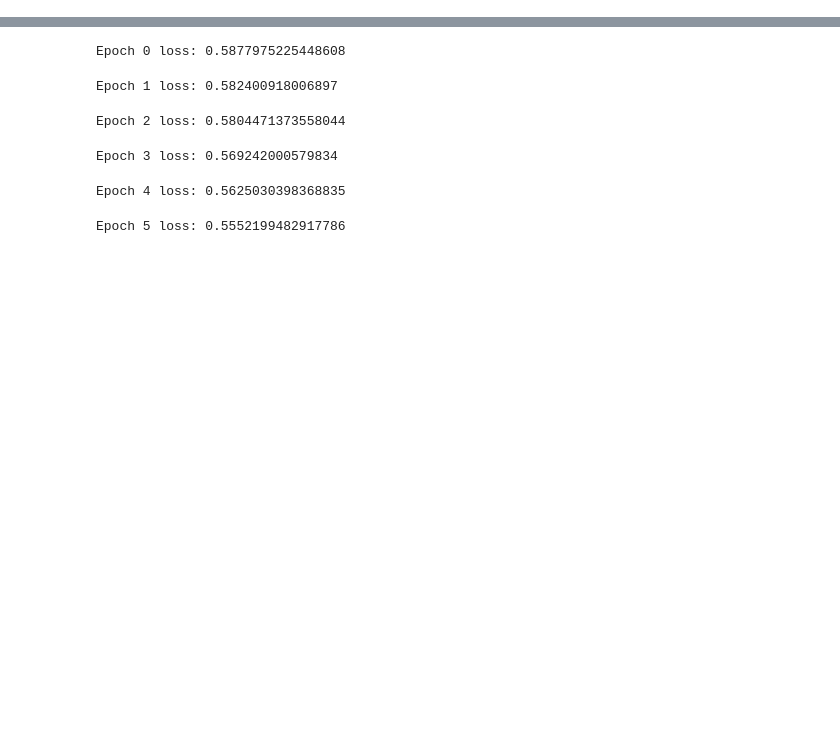
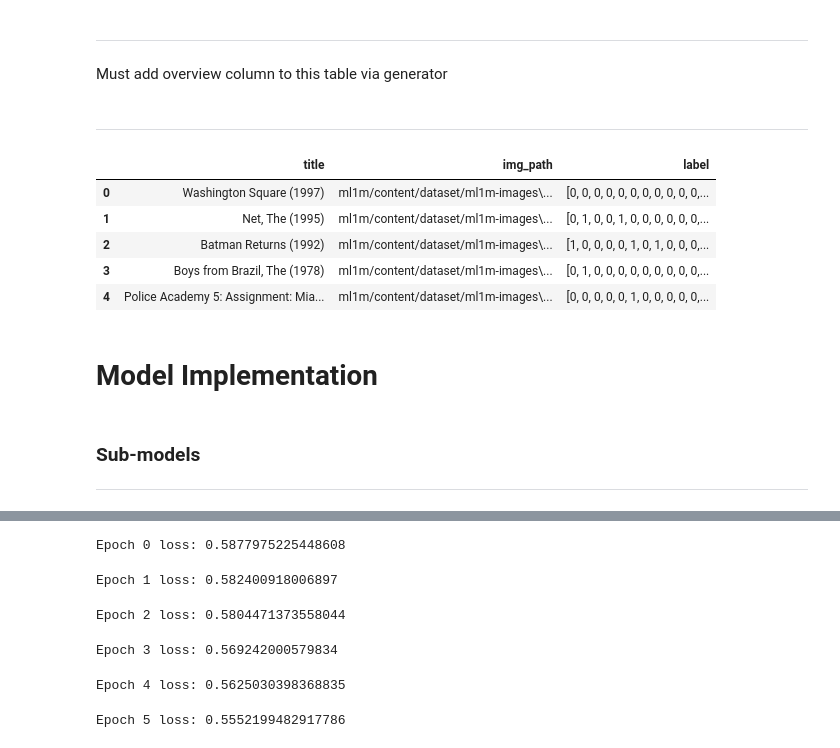
Before and after one commit to Tsun0193/ML-MovieGenre, a Jupyter notebook: main.ipynb, the cells around one changed output, grey strips where cells are left out. Drawn from its saved outputs; the diff is of its cells as text; code cells hidden in the pictures; blank space fills up the shorter version.

```diff
--- a/main.ipynb
+++ b/main.ipynb
@@ -210,0 +24,52 @@ testset = Poroset(testset, tokenizer)
+# %%
+with open('ml1m/content/dataset/genres.txt', 'r') as f:
+    genre_all = f.readlines()
+genres = [genre.strip() for genre in genre_all]
+
+mapping = {}
+for genre, i in enumerate(genres):
+    mapping[genre] = i
+# %%
+users = pd.read_csv('ml1m/content/dataset/users.dat', sep='::',
+                        engine='python',
+                        names=['userid', 'gender', 'age', 'occupation', 'zip']).set_index('userid')
+ratings = pd.read_csv('ml1m/content/dataset/ratings.dat', engine='python',
+                          sep='::', names=['userid', 'movieid', 'rating', 'timestamp'])
+movies_train = pd.read_csv('ml1m/content/dataset/movies_train.dat', engine='python',
+                         sep='::', names=['movieid', 'title', 'genre'], encoding='ISO-8859-1', index_col=False).set_index('movieid')
+movies_test = pd.read_csv('ml1m/content/dataset/movies_test.dat', engine='python',
+                         sep='::', names=['movieid', 'title', 'genre'], encoding='ISO-8859-1', index_col=False).set_index('movieid')
+movies_train['genre'] = movies_train.genre.str.split('|')
+movies_train.index.name = 'ID'
+movies_test['genre'] = movies_test.genre.str.split('|')
+movies_test.index.name = 'ID'
+# %% [markdown]
+***
+Must add overview column to this table via generator
+# %%
+def preprocess(df, path='ml1m/content/dataset/ml1m-images', genres=genres) -> pd.DataFrame:
+    df['img_path'] = df.apply(lambda x: os.path.join(path, str(x.name) + '.jpg'), axis=1)
+    df = df[df.img_path.apply(lambda x: os.path.exists(x))]
+    df['label'] = df.genre.apply(lambda x: [1 if genre in x else 0 for genre in genres])
+    df.drop(columns=['genre'], inplace=True)
+    df = df.reset_index(drop=True)
+    return df
+# %% [markdown]
+***
+# %%
+trainset = preprocess(movies_train)
+testset = preprocess(movies_test)
+# %%
+trainset.head(5)
+# %% [output]
+|  | title | img_path | label |
+| 0 | Washington Square (1997) | ml1m/content/dataset/ml1m-images\... | [0, 0, 0, 0, 0, 0, 0, 0, 0, 0, 0,... |
+| 1 | Net, The (1995) | ml1m/content/dataset/ml1m-images\... | [0, 1, 0, 0, 1, 0, 0, 0, 0, 0, 0,... |
+| 2 | Batman Returns (1992) | ml1m/content/dataset/ml1m-images\... | [1, 0, 0, 0, 0, 1, 0, 1, 0, 0, 0,... |
+| 3 | Boys from Brazil, The (1978) | ml1m/content/dataset/ml1m-images\... | [0, 1, 0, 0, 0, 0, 0, 0, 0, 0, 0,... |
+| 4 | Police Academy 5: Assignment: Mia... | ml1m/content/dataset/ml1m-images\... | [0, 0, 0, 0, 0, 1, 0, 0, 0, 0, 0,... |
+# %% [markdown]
+# Model Implementation
+# %% [markdown]
+### Sub-models
+***
```
Also changed, not shown: parts of 45 cells of this notebook.
